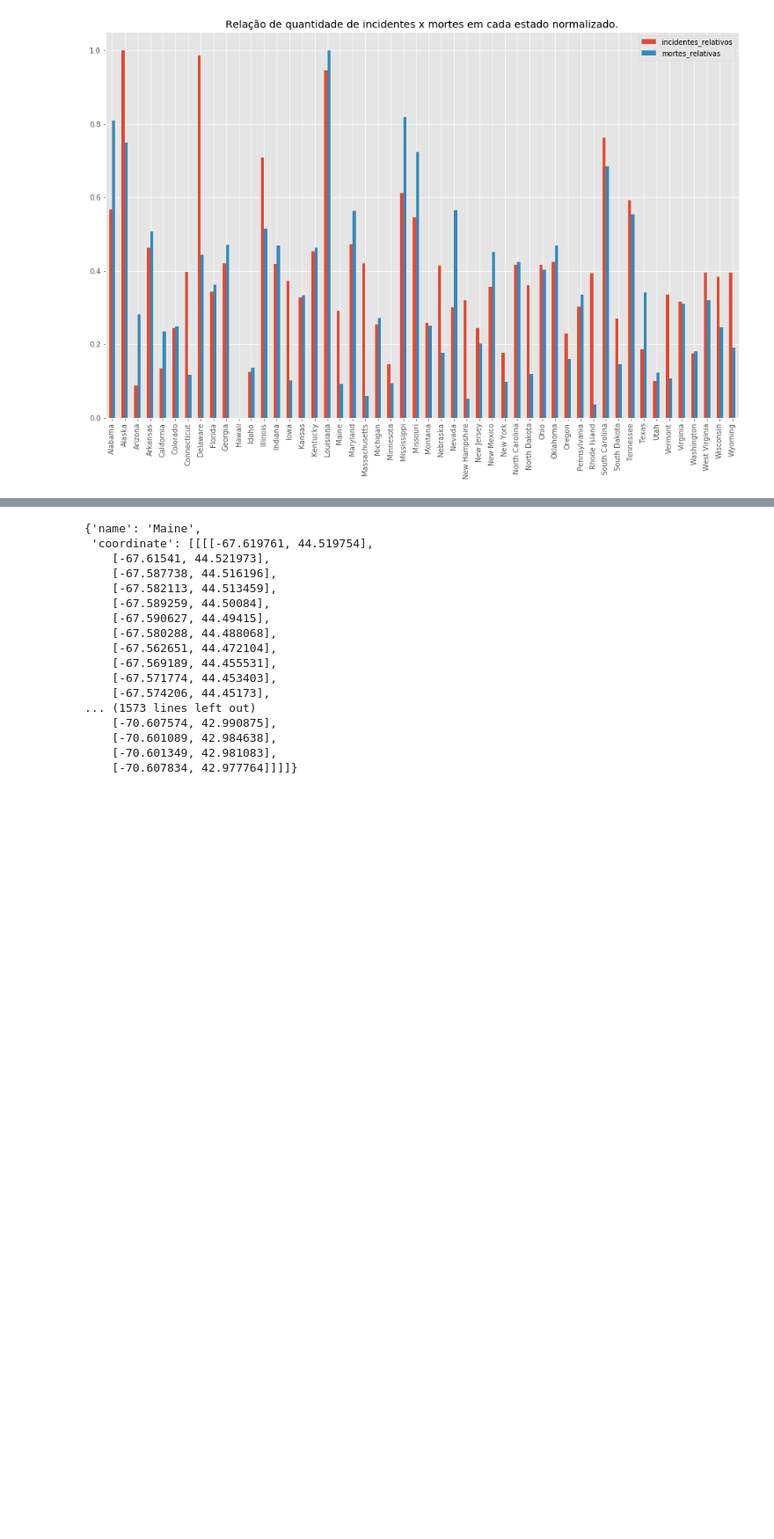
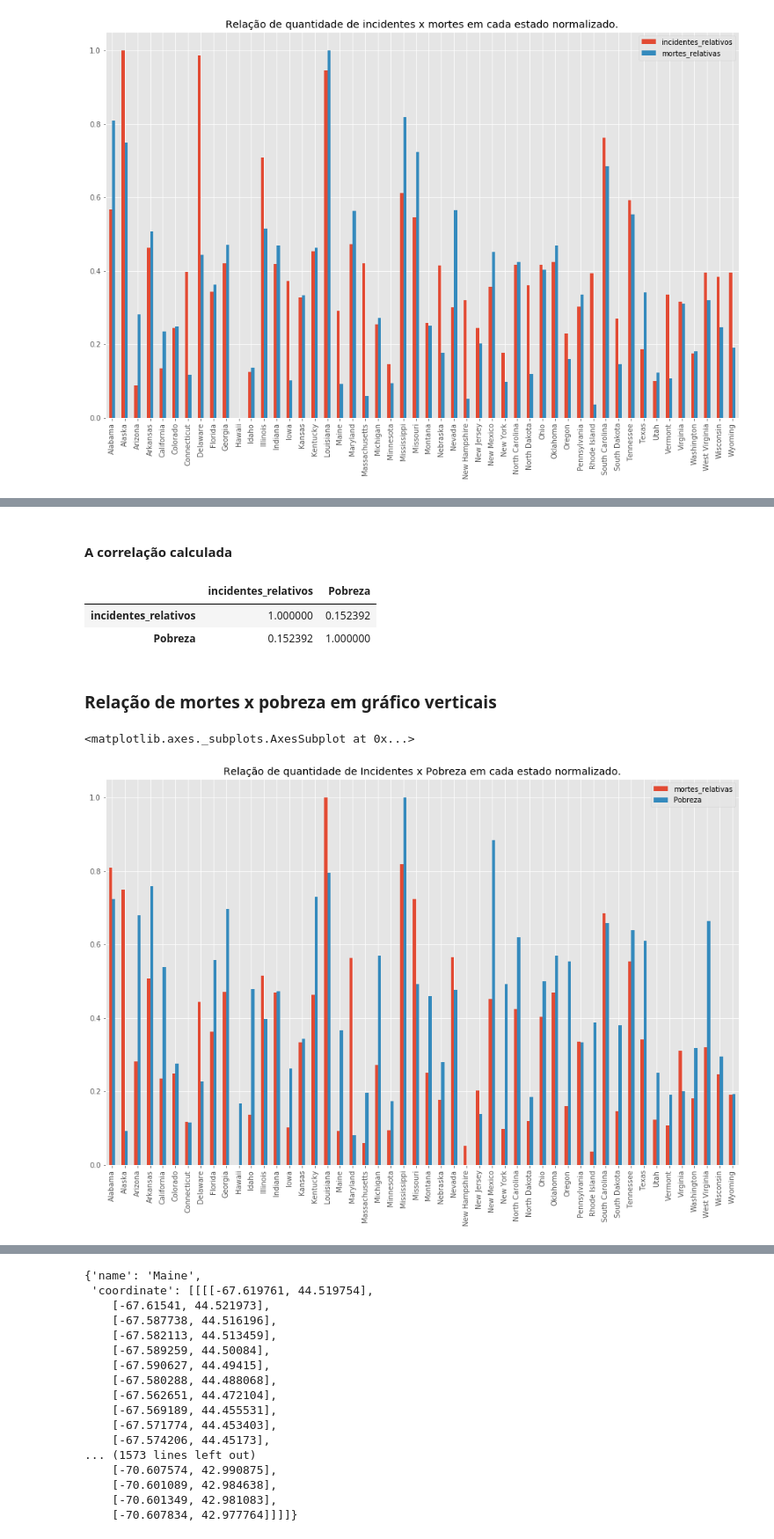
Before and after one commit to if1015-datascience-ufpe/2018-2-projeto-hadoop, a Jupyter notebook: proj.ipynb, the cells around one changed output, grey strips where cells are left out. Shown at 88% size. Cells and saved outputs as stored; diff of their text form; code cells hidden in the pictures; blank space fills up the shorter version.

```diff
--- a/proj.ipynb
+++ b/proj.ipynb
@@ -413,0 +425,17 @@ grafico
+# %% [markdown]
+#### A correlação calculada
+# %%
+violencia_pobreza_df[['incidentes_relativos', 'Pobreza']].corr()
+# %% [output]
+|  | incidentes_relativos | Pobreza |
+| incidentes_relativos | 1.000000 | 0.152392 |
+| Pobreza | 0.152392 | 1.000000 |
+# %% [markdown]
+### Relação de mortes x pobreza em gráfico verticais
+# %%
+grafico = violencia_pobreza_df.loc[:,['mortes_relativas', 'Pobreza']].plot.bar(figsize=(16,10))
+grafico.set_title('Relação de quantidade de Incidentes x Pobreza em cada estado normalizado.')
+grafico
+# %% [output]
+<matplotlib.axes._subplots.AxesSubplot at 0x...>
+[figure, added]
```
Also changed, not shown: parts of 15 cells of this notebook.
